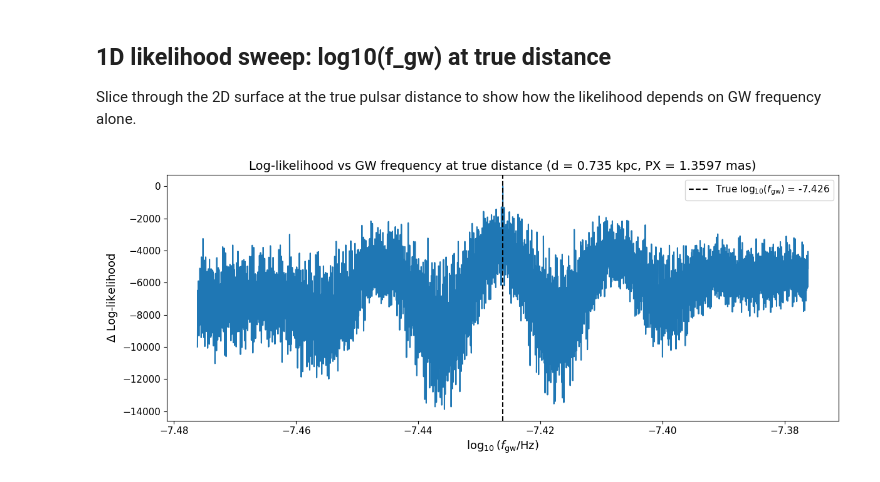
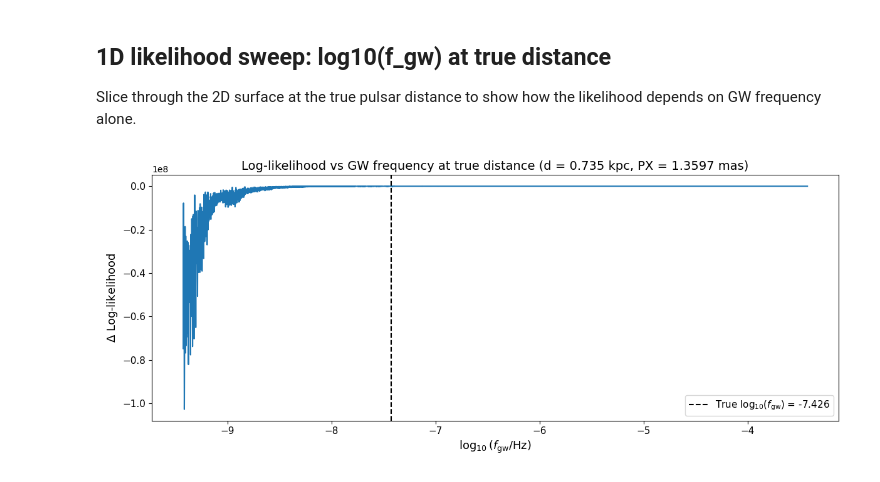
Before and after one commit to mshettyFE/jaxpint, a Jupyter notebook: examples/likelihood_contour_frequency_vs_distance.ipynb, the cells around one changed output. Cells and saved outputs as stored; diff of their text form; code cells hidden in the pictures.

```diff
--- a/examples/likelihood_contour_frequency_vs_distance.ipynb
+++ b/examples/likelihood_contour_frequency_vs_distance.ipynb
@@ -228,34 +228,35 @@ plt.show()
 Slice through the 2D surface at the true pulsar distance to show
 how the likelihood depends on GW frequency alone.
 # %%
+half_window_fgw_1   = 2
 log10_fgw_fine = np.linspace(
-    TRUE_LOG10_FGW - half_window_fgw,
-    TRUE_LOG10_FGW + half_window_fgw,
-    10000,
+    TRUE_LOG10_FGW - half_window_fgw_1,
+    TRUE_LOG10_FGW + 2*half_window_fgw_1,
+    1000000,
 )
 
 def _eval_1d(f, _px_mas=jnp.float64(true_px_mas)):
     return eval_logL_2d(f, _px_mas)
 
 logL_1d = sweep_1d_logL(_eval_1d, log10_fgw_fine)
 delta_1d = logL_1d - logL_1d.max()
 
 fig, ax = plt.subplots(figsize=(12, 5))
 ax.plot(log10_fgw_fine, delta_1d, linewidth=1.5)
 ax.axvline(
     TRUE_LOG10_FGW, color="black", linestyle="--", linewidth=1.5,
     label=f"True log$_{{10}}(f_{{\\rm gw}})$ = {TRUE_LOG10_FGW:.3f}",
 )
 ax.set_xlabel(r"$\log_{10}(f_{\rm gw}/\rm Hz)$", fontsize=13)
 ax.set_ylabel(r"$\Delta$ Log-likelihood", fontsize=13)
 ax.set_title(
     f"Log-likelihood vs GW frequency at true distance "
     f"(d = {true_distance:.3f} kpc, PX = {true_px_mas:.4f} mas)",
     fontsize=14,
 )
 ax.legend(fontsize=11)
 ax.tick_params(labelsize=11)
 fig.tight_layout()
 plt.show()
 # %% [output]
-[figure, old version]
+[figure, new version]
```
Also changed, not shown: 18 other files.
